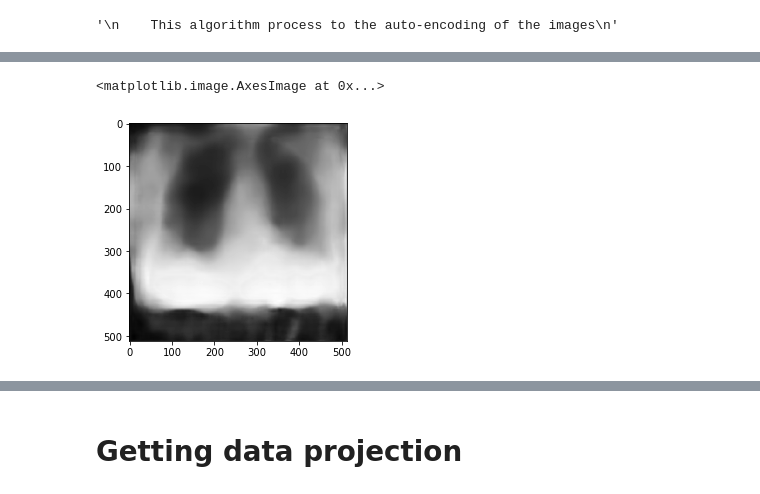
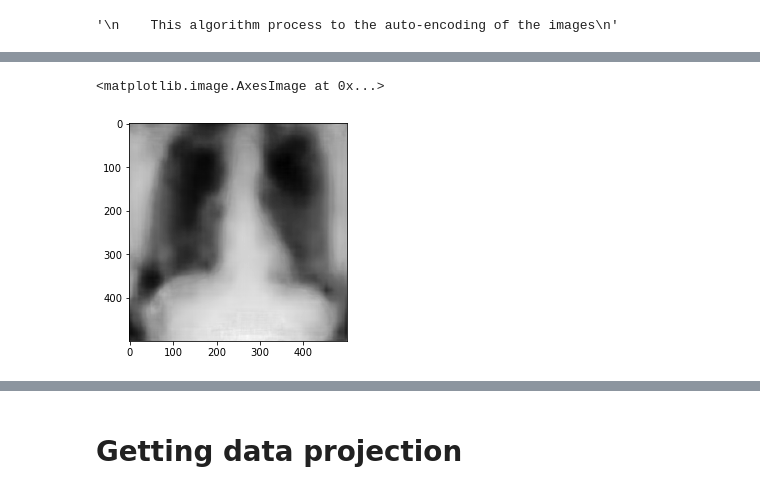
Before and after one commit to alibell/mimic_cxr_clustering, a Jupyter notebook: autoencoder.ipynb, the cells around one changed output, grey strips where cells are left out. Cells and saved outputs as stored; diff of their text form; code cells hidden in the pictures.

```diff
--- a/autoencoder.ipynb
+++ b/autoencoder.ipynb
@@ -130,12 +227,4 @@ ae.load_state_dict(torch.load("./models/ae_1.model", map_location="cpu"))
+# %%
+ae.optim = optim.Adam(ae.parameters(), lr=1e-6)
 # %%
-dataloader = DataLoader(X0_train, collate_fn=dataset_collater, shuffle=True, batch_size=12)
+dataloader = DataLoader(range(len(X0_train)), shuffle=True, batch_size=4, num_workers=2)
-# %%
-n_epoch = 1000
-
-for i in range(n_epoch):
-    print(f"Epoch {i}")
-    for x in dataloader:
-        x = x.to("cuda:0")
-        loss = ae.fit(x)
-
-        print(f"Loss value : {loss}")
@@ -142,7 +279,7 @@ for i in range(n_epoch):
 # %%
 from matplotlib import pyplot  as plt
 # %%
-i = 2
+i = 3
 # %%
 plt.imshow(x[i, 0, :, :].cpu(), cmap="gray")
 # %% [output]
@@ -151,6 +288,7 @@ plt.imshow(x[i, 0, :, :].cpu(), cmap="gray")
 # %%
-pred = ae.fullpass(x[i, :, :, :].unsqueeze(1))[0, 0, :, :].detach().cpu()
+with torch.no_grad():
+    pred = ae.fullpass(x[i, :, :, :].unsqueeze(1))[0][0, 0, :, :].detach().cpu()
 plt.imshow(pred, cmap="gray")
 # %% [output]
 <matplotlib.image.AxesImage at 0x...>
-[figure, old version]
+[figure, new version]
```
Also changed, not shown: parts of 63 cells of this notebook, 3 other files.
